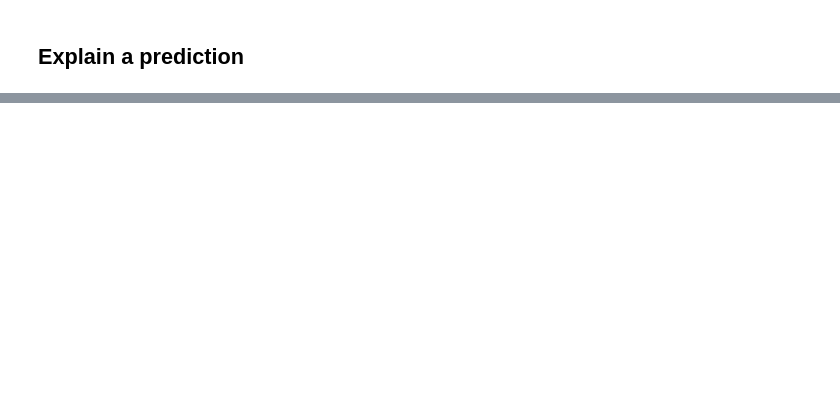
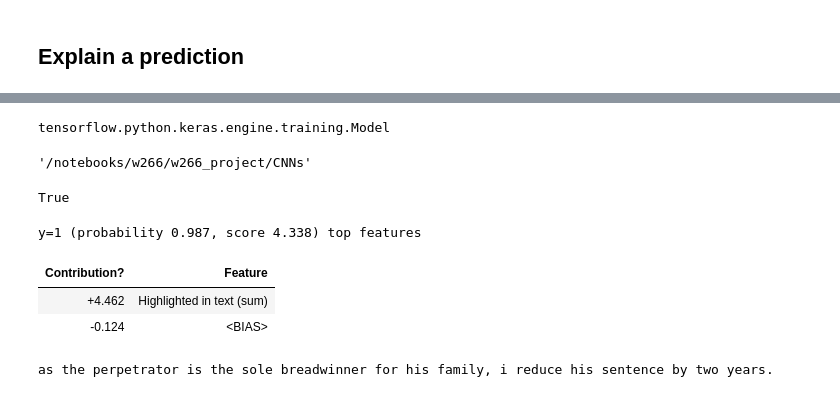
Before and after one commit to gregtozzi/w266_project, a Jupyter notebook: CNNs/cnn_trainable_embedding_layer.ipynb, the cells around one changed output, grey strips where cells are left out. Drawn from its saved outputs; the diff is of its cells as text; code cells hidden in the pictures; blank space fills up the shorter version.

```diff
--- a/CNNs/cnn_trainable_embedding_layer.ipynb
+++ b/CNNs/cnn_trainable_embedding_layer.ipynb
@@ -209,0 +248,4 @@ as the perpetrator is the sole breadwinner for his family, i reduce his sentence
+# %%
+type(predictor.model)
+# %% [output]
+tensorflow.python.keras.engine.training.Model
@@ -209,0 +254,10 @@ as the perpetrator is the sole breadwinner for his family, i reduce his sentence
+# %%
+os.getcwd()
+# %% [output]
+'/notebooks/w266/w266_project/CNNs'
+# %%
+os.path.exists('/notebooks/w266/w266_project/CNNs')
+# %% [output]
+True
+# %%
+new_model = tf.keras.models.load_model('./cnn_model')
@@ -209,0 +267,10 @@ as the perpetrator is the sole breadwinner for his family, i reduce his sentence
+# %%
+new_predict = ktrain.get_predictor(new_model, preproc)
+# %%
+new_predict.explain('As the perpetrator is the sole breadwinner for his family, I reduce his sentence by two years.')
+# %% [output]
+y=1 (probability 0.987, score 4.338) top features
+| Contribution? | Feature |
+| +4.462 | Highlighted in text (sum) |
+| -0.124 | <BIAS> |
+as the perpetrator is the sole breadwinner for his family, i reduce his sentence by two years.
```
Also changed, not shown: parts of 17 cells of this notebook, 13 other files.
